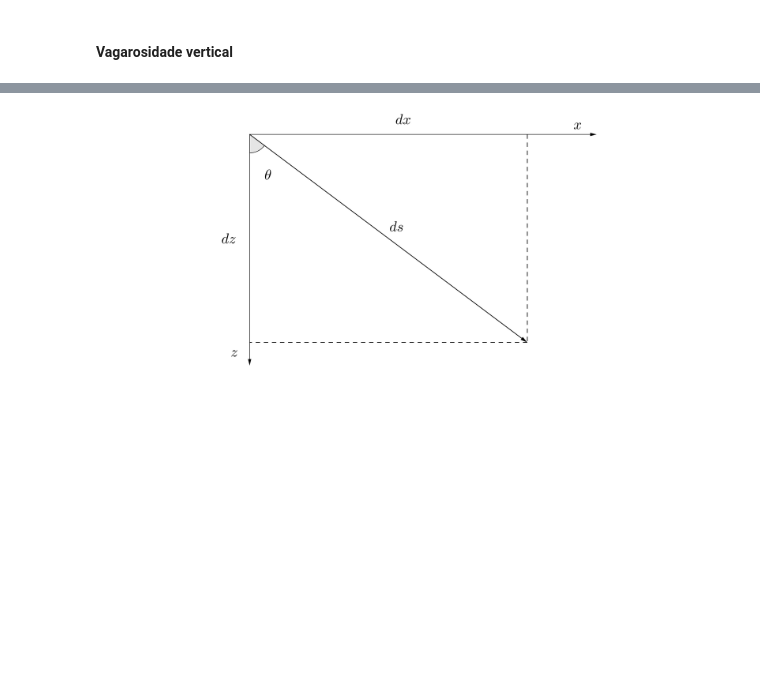
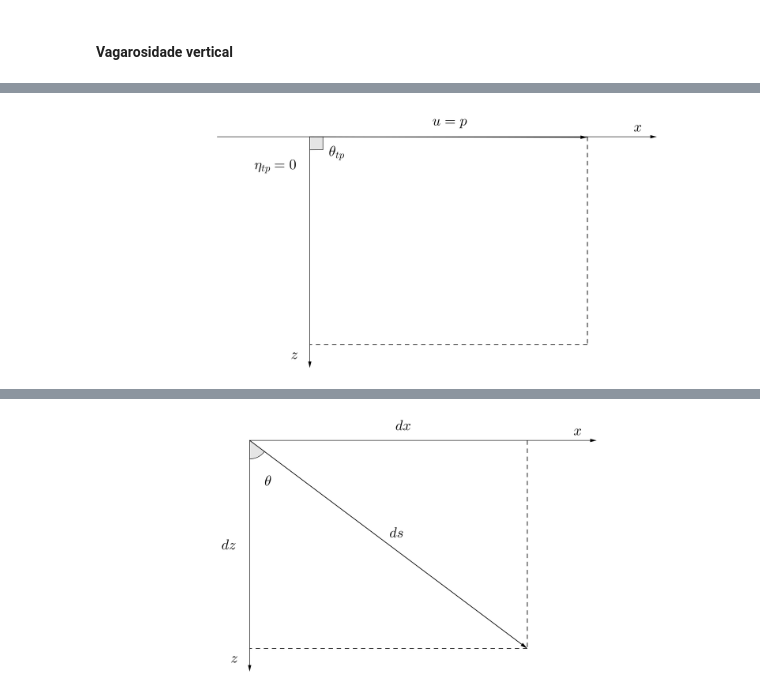
Before and after one commit to Geofisicando/introducao-teoria-raio, a Jupyter notebook: modeloOndasPlanas/TeoriaDoRaioModeloOndasPlanas.ipynb, the cells around one changed output, grey strips where cells are left out. Cells and saved outputs as stored; diff of their text form; code cells hidden in the pictures; blank space fills up the shorter version.

```diff
--- a/modeloOndasPlanas/TeoriaDoRaioModeloOndasPlanas.ipynb
+++ b/modeloOndasPlanas/TeoriaDoRaioModeloOndasPlanas.ipynb
@@ -40,0 +65,5 @@ A vagarosidade é definida como $u=1/v$, $p$ é a chamada vagarosidade horizonta
+# %%
+from IPython.display import Image
+Image(filename='images/vetorUePTP.png', width=1000)
+# %% [output]
+[figure, added]
```
Also changed, not shown: parts of 7 cells of this notebook, 7 other files.
